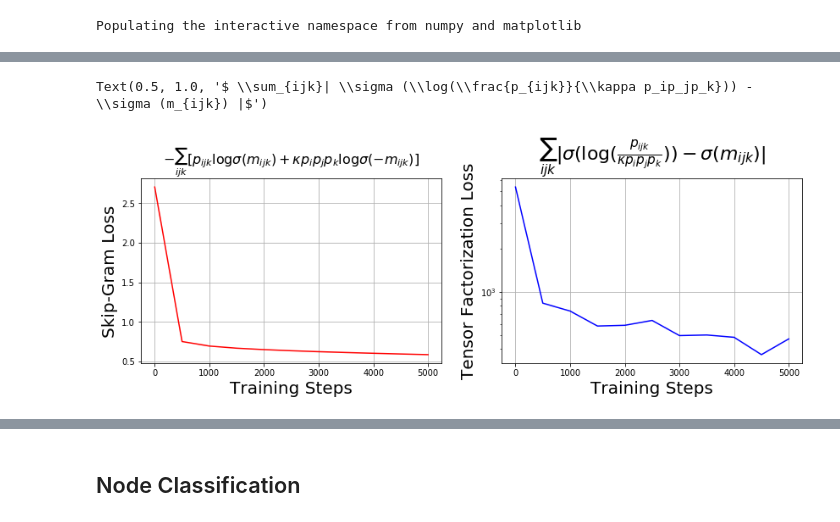
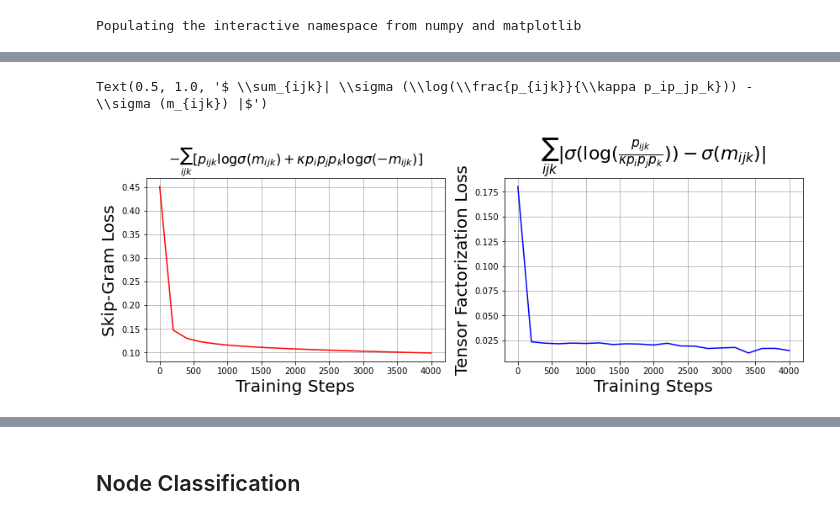
Before and after one commit to simonepiaggesi/hosgns, a Jupyter notebook: code/hosgns_3Way_Stat.ipynb, the cells around one changed output, grey strips where cells are left out. Cells and saved outputs as stored; diff of their text form; code cells hidden in the pictures.

```diff
--- a/code/hosgns_3Way_Stat.ipynb
+++ b/code/hosgns_3Way_Stat.ipynb
@@ -76,10 +77,10 @@ from sklearn.utils.extmath import cartesian
 Populating the interactive namespace from numpy and matplotlib
 # %%
 # load probability tensors
-Pijk = pickle.load(open('../preprocessed/SupraAdjacencyTensorSparse/%s/Stat/Aggtime%dWay3Redu.pkl'% (dataset, AGGR_TIME), 'rb')).astype(np.float32)
-Pi = pickle.load(open('../preprocessed/SupraAdjacencyTensorSparse/%s/Stat/Aggtime%dWay3Redu_V.pkl'% (dataset, AGGR_TIME), 'rb')).todense().astype(np.float32)
-Pj = pickle.load(open('../preprocessed/SupraAdjacencyTensorSparse/%s/Stat/Aggtime%dWay3Redu_Z.pkl'% (dataset, AGGR_TIME), 'rb')).todense().astype(np.float32)
-Pk = pickle.load(open('../preprocessed/SupraAdjacencyTensorSparse/%s/Stat/Aggtime%dWay3Redu_W.pkl'% (dataset, AGGR_TIME), 'rb')).todense().astype(np.float32)
+Pijk = pickle.load(open('../preprocessed/SupraAdjacencyTensorSparse/%s/Stat/Aggtime%dWindow1Way3Redu.pkl'% (dataset, AGGR_TIME), 'rb')).astype(np.float32)
+Pi = pickle.load(open('../preprocessed/SupraAdjacencyTensorSparse/%s/Stat/Aggtime%dWindow1Way3Redu_V.pkl'% (dataset, AGGR_TIME), 'rb')).todense().astype(np.float32)
+Pj = pickle.load(open('../preprocessed/SupraAdjacencyTensorSparse/%s/Stat/Aggtime%dWindow1Way3Redu_Z.pkl'% (dataset, AGGR_TIME), 'rb')).todense().astype(np.float32)
+Pk = pickle.load(open('../preprocessed/SupraAdjacencyTensorSparse/%s/Stat/Aggtime%dWindow1Way3Redu_W.pkl'% (dataset, AGGR_TIME), 'rb')).todense().astype(np.float32)
 # %%
 # reshape p(i,j,k) to a matrix p(ij,k)
 Pij = Pijk.reshape((NR_NODES*NR_TIMES, NR_NODES))
@@ -90,16 +91,19 @@ ij_df=pd.DataFrame(Pijk.coords.T[:,:2], columns=['n', 't']).drop_duplicates().re
 active_nodes_list = ij_prod_df.reset_index().merge(ij_df, on=['n','t']).loc[:, 'index'].values
 # %%
 # train 3way-hosgns
-print_every=500
+print_every=200
 solver = hosgns.HOSGNSSolver(tensor=Pij.todense(), marginals=(Pi,Pj,Pk), active_events_list=active_nodes_list,
                          emb_dim=128,
-                         iters=5000,
+                         iters=4000,
                          batch_size=50000,
                          negative_samples=5,
-                         learning_rate=tf.keras.optimizers.schedules.PolynomialDecay(0.05, 5000),
+                         learning_rate=tf.keras.optimizers.schedules.PolynomialDecay(0.05, 4000),
                          warmup_steps=100,
                          random_state=42)
 loss = solver.train(print_loss='sg-tf', print_every=print_every)
 emb_W, emb_T, emb_C = solver.model.factors
+
+#save embeddings
+pickle.dump(list(solver.model.factors), open( '../output/%s_Stat_Aggtime%dWindow%dWay%s.pkl' % (dataset, AGGR_TIME, 1, '3Redu'), "wb" ), protocol=pickle.HIGHEST_PROTOCOL)
 # %% [output]
 Warmup...
@@ -120,22 +140,22 @@ Total time: 1201.5705 seconds.
 # %%
 # plot hosgns loss function (left) and the related tensor factorization loss function (right)
 fig, ax = plt.subplots(nrows=1, ncols=2, figsize=(14, 4))
 
 ax[0].plot(np.arange(len(loss['sg']))*print_every, np.array([t for t in loss['sg']]) ,'r')
 ax[0].grid()
 ax[0].set_xlabel("Training Steps", fontsize=20)
 ax[0].set_ylabel("Skip-Gram Loss", fontsize=20)
 ax[0].set_title(r'$ -\sum_{ijk}[ p_{ijk} \log \sigma (m_{ijk}) + \kappa p_ip_jp_k \log \sigma (-m_{ijk})]$', fontsize=16)
 
 ax[1].plot(np.arange(len(loss['tf']))*print_every, np.array([t for t in loss['tf']]) ,'b')
-ax[1].set_yscale('log')
+# ax[1].set_yscale('log')
 ax[1].grid()
 ax[1].set_xlabel("Training Steps", fontsize=20)
 ax[1].set_ylabel("Tensor Factorization Loss", fontsize=20)
 ax[1].set_title(r'$ \sum_{ijk}| \sigma (\log(\frac{p_{ijk}}{\kappa p_ip_jp_k})) - \sigma (m_{ijk}) |$', fontsize=22)
 # %% [output]
 Text(0.5, 1.0, '$ \\sum_{ijk}| \\sigma (\\log(\\frac{p_{ijk}}{\\kappa p_ip_jp_k})) - \\sigma (m_{ijk}) |$')
-[figure, old version]
+[figure, new version]
 # %%
 # apply umap to embedding matrices W and T (nodes and times)
 emb = umap.UMAP()
```
Also changed, not shown: parts of 23 cells of this notebook, 30 other files.
